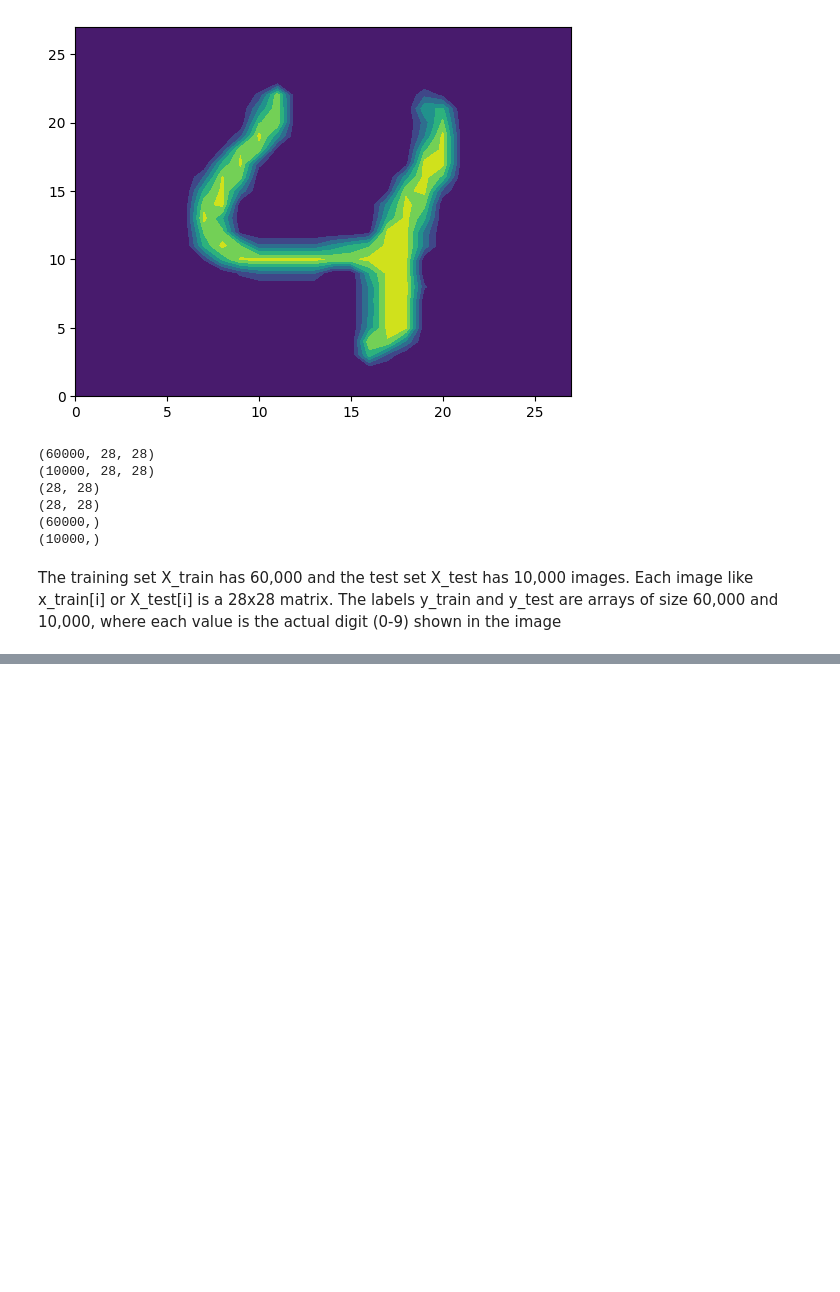
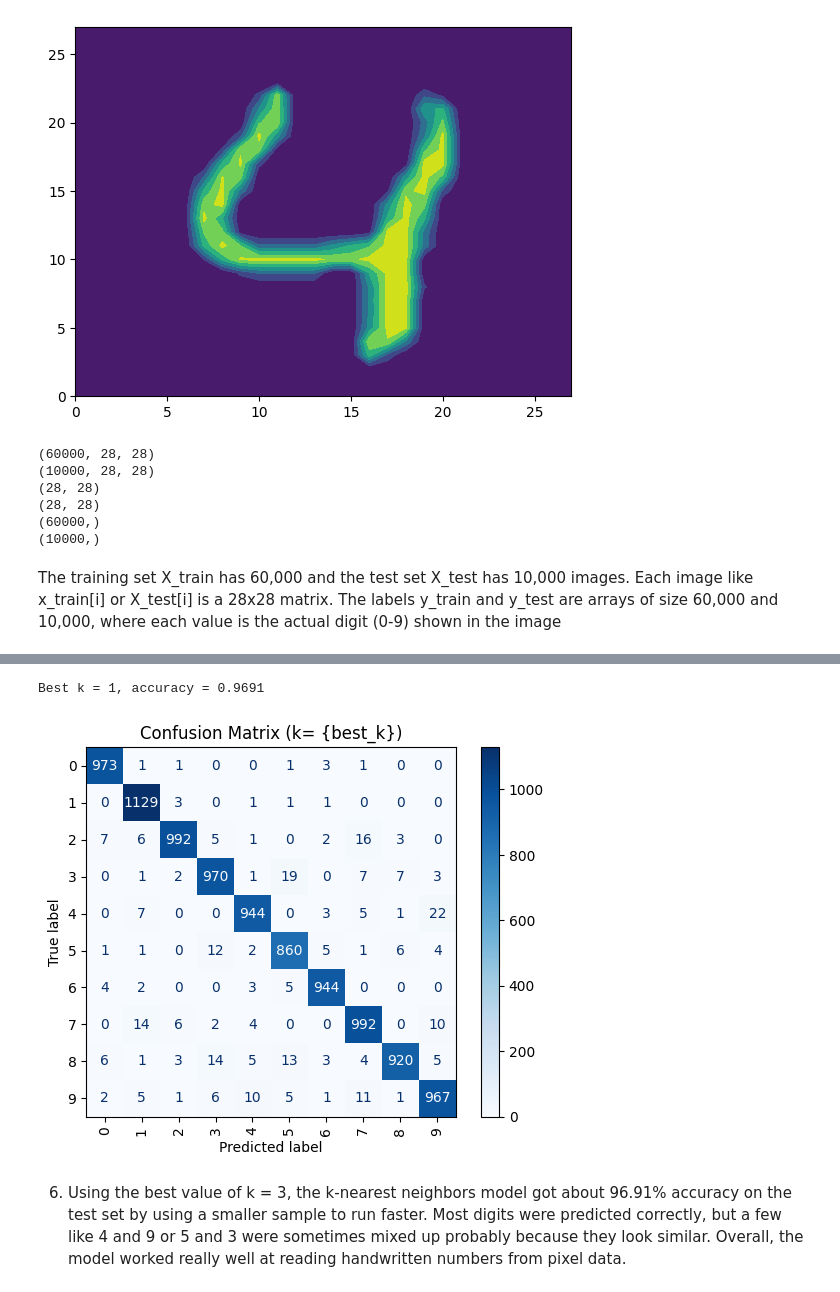
Before and after one commit to pratistha-dhungana/knn, a Jupyter notebook: lab/computer_vision_lab.ipynb, the cells around one changed output, grey strips where cells are left out. Cells and saved outputs as stored; diff of their text form; code cells hidden in the pictures; blank space fills up the shorter version.

```diff
--- a/lab/computer_vision_lab.ipynb
+++ b/lab/computer_vision_lab.ipynb
@@ -208,0 +235,22 @@ plt.show()
+# %%
+#5
+from sklearn.metrics import confusion_matrix, ConfusionMatrixDisplay, accuracy_score
+
+
+knn_best = KNeighborsClassifier(n_neighbors=best_k)
+knn_best.fit(Z_train, y_train)
+y_pred = knn_best.predict(Z_test)
+acc = accuracy_score(y_test, y_pred)
+print(f"Best k = {best_k}, accuracy = {acc:.4f}")
+
+#confusion matrix:
+cm = confusion_matrix(y_test, y_pred)
+display = ConfusionMatrixDisplay(confusion_matrix=cm, display_labels=np.arange(10))
+display.plot(cmap='Blues',xticks_rotation='vertical')
+plt.title("Confusion Matrix (k= {best_k})")
+plt.show()
+# %% [output]
+Best k = 1, accuracy = 0.9691
+[figure, added]
+# %% [markdown]
+6. Using the best value of k = 3, the k-nearest neighbors model got about 96.91% accuracy on the test set by using a smaller sample to run faster. Most digits were predicted correctly, but a few like 4 and 9 or 5 and 3 were sometimes mixed up probably because they look similar. Overall, the model worked really well at reading handwritten numbers from pixel data.
```
Also changed, not shown: parts of 3 cells of this notebook.
